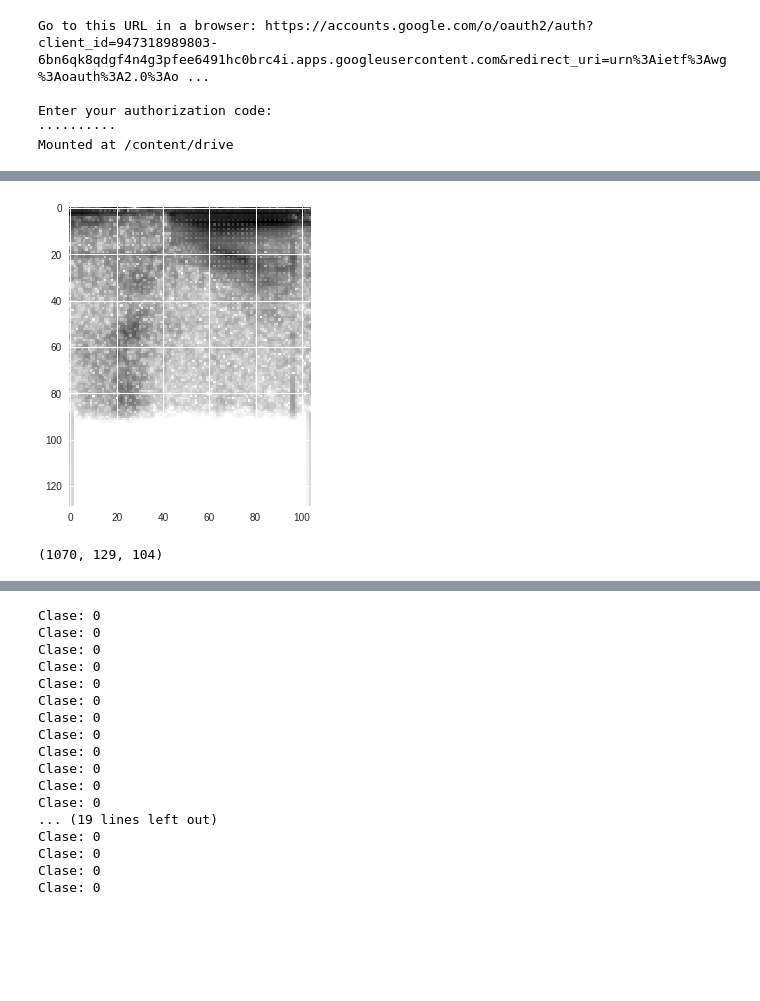
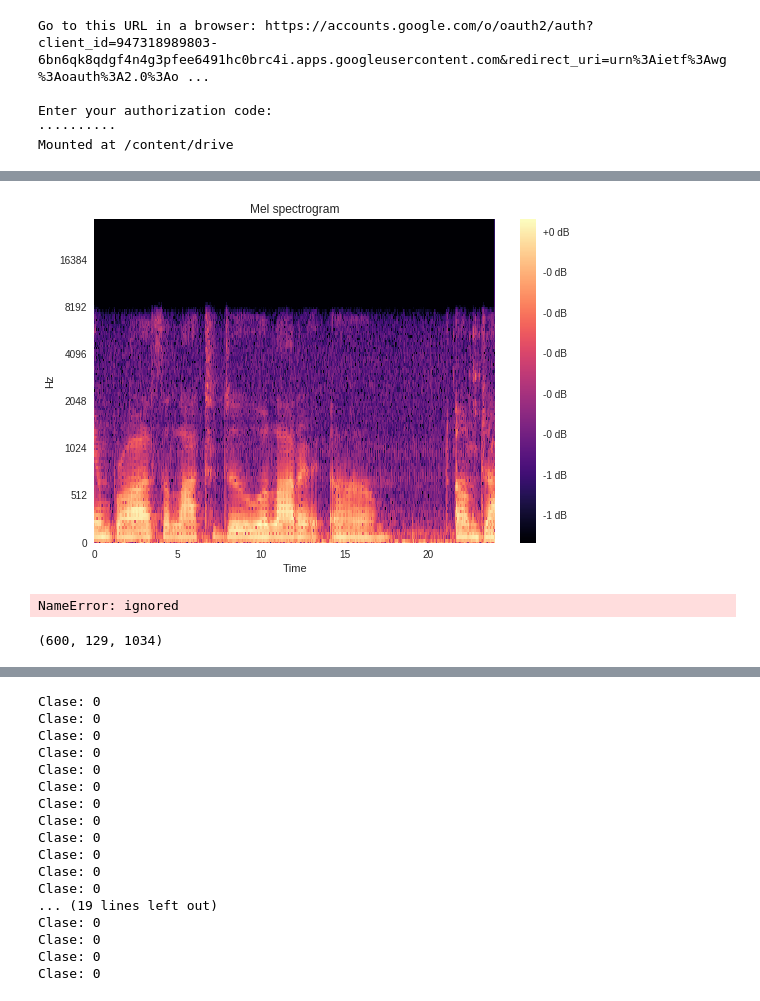
Before and after one commit to FranFdezH/Serendeepia_DAICWOZ, a Jupyter notebook: DAIC_WOZ_analisys_Serendeepia_v3.ipynb, the cells around one changed output, grey strips where cells are left out. Cells and saved outputs as stored; diff of their text form; code cells hidden in the pictures; blank space fills up the shorter version.

```diff
--- a/DAIC_WOZ_analisys_Serendeepia_v3.ipynb
+++ b/DAIC_WOZ_analisys_Serendeepia_v3.ipynb
@@ -132,7 +128,7 @@ j = 0
 k = 0
 number_list_train = ['']
 number_list_test = ['']
-file_count = 107
+file_count = 60
 file_count2 = 35
 input_array_train = ['']
 phq8_array_train = ['']
@@ -241,7 +241,7 @@ for line in data1:
 #creacion de arrays, que seran usados despues para el entranamiento del modelo y creacion de espectogramas
 
 l = 0
-data = open('/content/drive/My Drive/datos1.txt', 'r', encoding='utf-8-sig')
+data = open('/content/drive/My Drive/datos1_prueba.txt', 'r', encoding='utf-8-sig')
 for line in data:
     mylist = line.split(',')
     number = mylist[0]
@@ -342,8 +371,8 @@ j = 0
 for audio_train in number_list_train:
     j = 0
     while j<10:
-        X, sr = librosa.load('/content/drive/My Drive/database_train/' + str(audio_train) + '_' + str(j) + '.wav')
-        Xdb_train[i] = inspect_data(X)
+        X, sr = librosa.load('/content/drive/My Drive/database_train_0.3/' + str(audio_train) + '_' + str(j) + '.wav')
+        Xdb_train[i] = abs(soundwave_to_np_spectogram(X))
         #Xdb_train_normalized[i] = tf.log(tf.abs(Xdb_train[i]) + 0.01)
         i += 1
         j += 1
@@ -353,8 +382,8 @@ j = 0
 for audio_test in number_list_test:
     j = 0
     while j<10:
-        X, sr = librosa.load('/content/drive/My Drive/database_test/' + str(audio_test) + '_' + str(j) + '.wav')
-        Xdb_test[i] = inspect_data(X)
+        X, sr = librosa.load('/content/drive/My Drive/database_test_0.3/' + str(audio_test) + '_' + str(j) + '.wav')
+        Xdb_test[i] = abs(soundwave_to_np_spectogram(X))
         #Xdb_test_normalized[i] = tf.log(tf.abs(Xdb_test[i]) + 0.01)
         i += 1
         j += 1
@@ -413,14 +410,26 @@ for valor in phq8_array_test:
+# %%
+X, sr = librosa.load('/content/drive/My Drive/database_train/' + '303' + '_' + '0' + '.wav')
+prueba = soundwave_to_np_spectogram(X)
+# %%
+librosa.display.specshow(prueba,
+                         y_axis='mel', fmax=30000,
+                         x_axis='time')
+plt.colorbar(format='%+2.0f dB')
+plt.title('Mel spectrogram')
+plt.tight_layout()
+# %% [output]
+[figure, added]
 # %%
 #Espectograma de 1 audio segmentado
 
-plt.imshow(Xdb_train[0])
-alto, ancho = np.shape(Xdb_train[0])
+plt.imshow(Xdb_train_array[10])
+plt.show()
 # %% [output]
-[figure, removed]
+NameError: ignored
 # %%
 np.shape(Xdb_train)
 # %% [output]
-(1070, 129, 104)
+(600, 129, 1034)
 # %%
 np.shape(Xdb_train_array)
 # %% [output]
```
Also changed, not shown: parts of 38 cells of this notebook.
